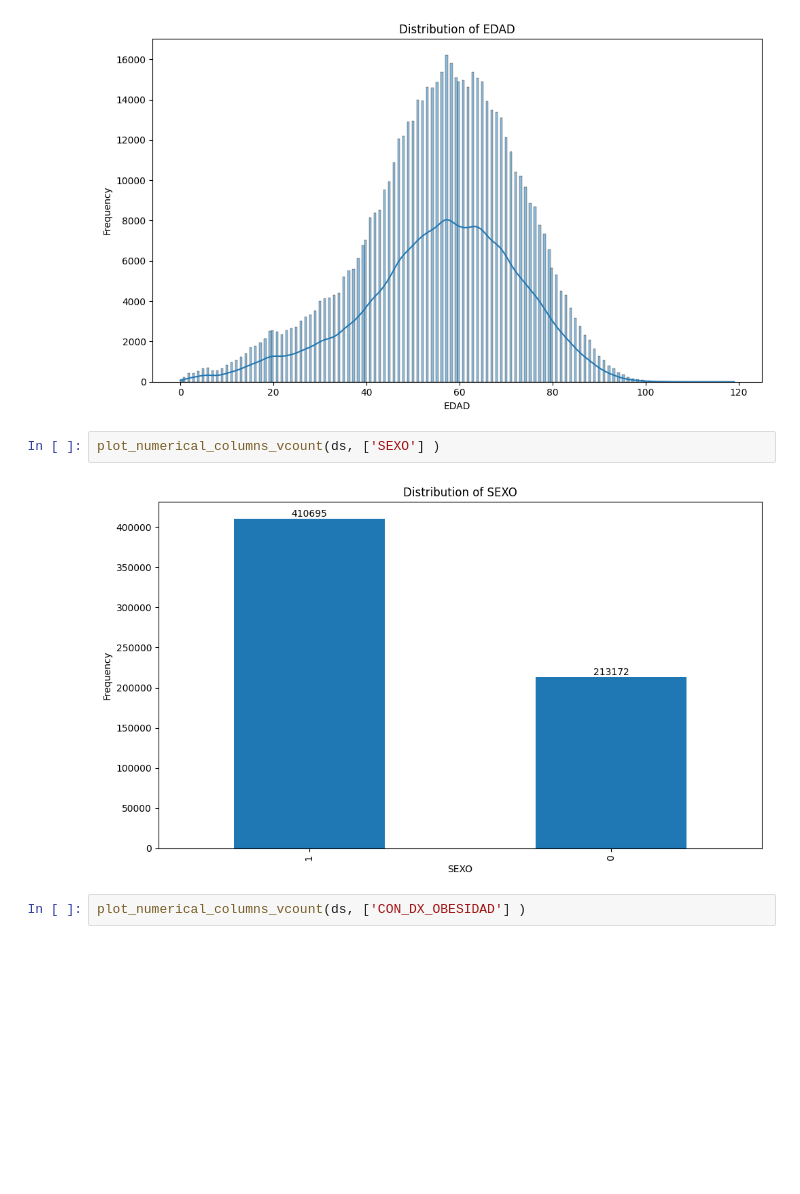
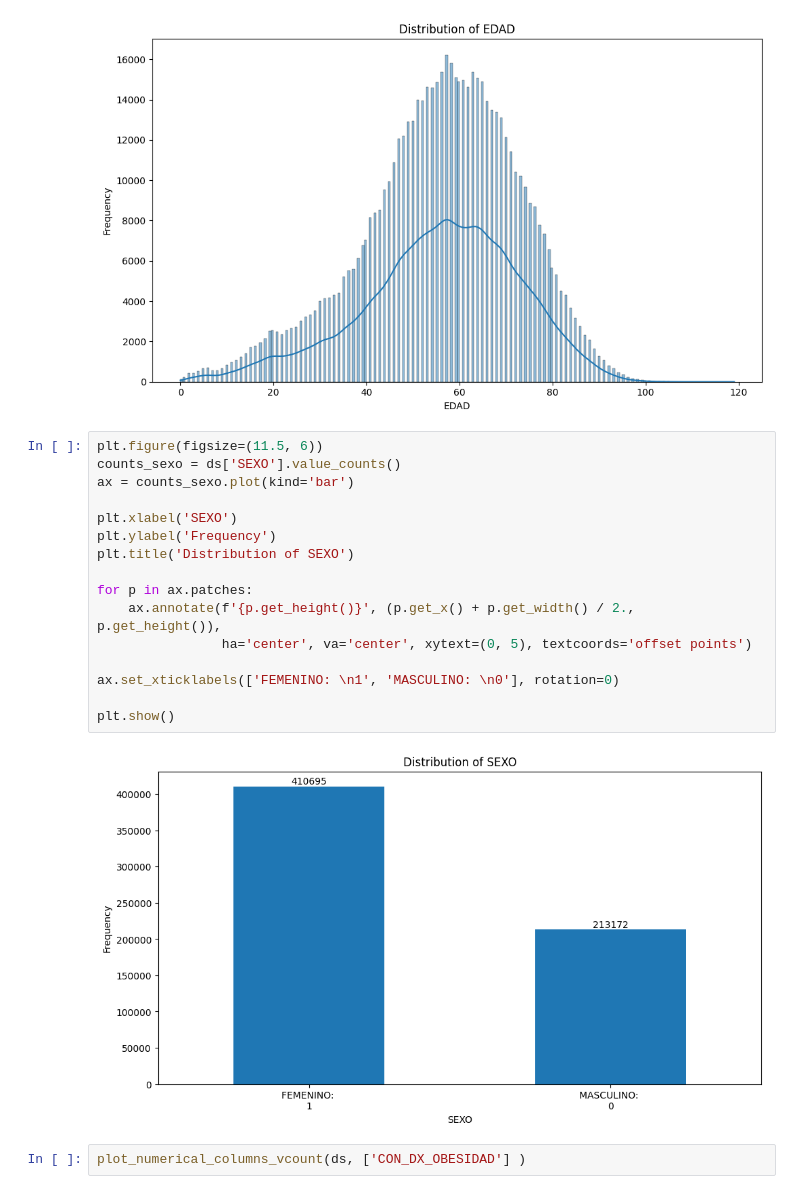
Before and after one commit to Sergius-DS/elecciOn_datasets, a Jupyter notebook: diabetes_EDA_Limpieza_03_Dic2024.ipynb, the cells around one changed output. Cells and saved outputs as stored; diff of their text form; blank space fills up the shorter version.

```diff
--- a/diabetes_EDA_Limpieza_03_Dic2024.ipynb
+++ b/diabetes_EDA_Limpieza_03_Dic2024.ipynb
@@ -125,10 +125,24 @@ Index(['EDAD', 'UBIGEO', 'CON_DX_OBESIDAD', 'CON_DX_HIPERTENSION',
 plot_numerical_columns_histograma(ds, ['EDAD'])
 # %% [output]
 [figure]
-# %%
-plot_numerical_columns_vcount(ds, ['SEXO'] )
-# %% [output]
-[figure, removed]
+# %%
+plt.figure(figsize=(11.5, 6))
+counts_sexo = ds['SEXO'].value_counts()
+ax = counts_sexo.plot(kind='bar')
+
+plt.xlabel('SEXO')
+plt.ylabel('Frequency')
+plt.title('Distribution of SEXO')
+
+for p in ax.patches:
+    ax.annotate(f'{p.get_height()}', (p.get_x() + p.get_width() / 2., p.get_height()),
+                ha='center', va='center', xytext=(0, 5), textcoords='offset points')
+
+ax.set_xticklabels(['FEMENINO: \n1', 'MASCULINO: \n0'], rotation=0)
+
+plt.show()
+# %% [output]
+[figure, added]
 # %%
 plot_numerical_columns_vcount(ds, ['CON_DX_OBESIDAD'] )
 # %% [output]
```
Also changed, not shown: parts of 2 cells of this notebook.
